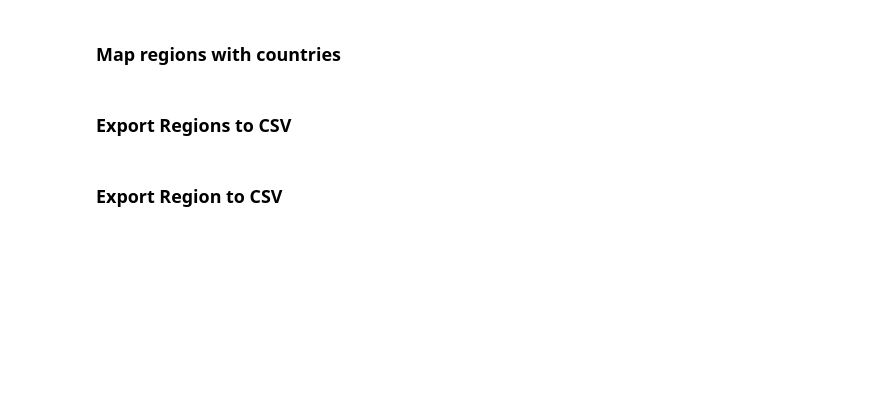
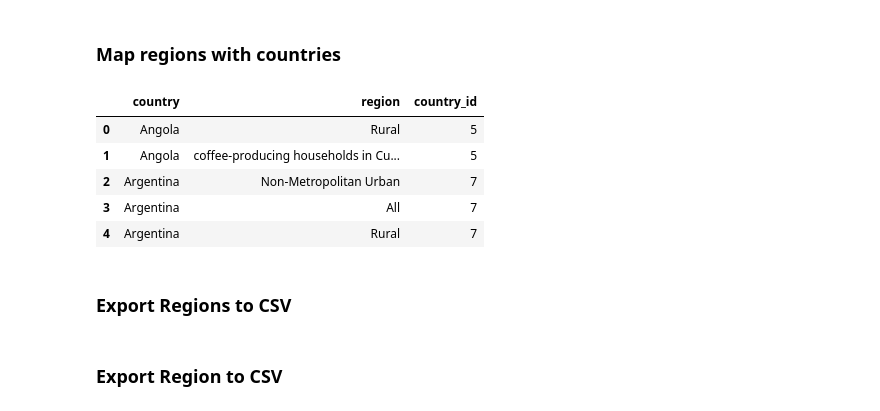
Before and after one commit to akvo/IDH-IDC, a Jupyter notebook: backend/source/transformer/benchmark_v3/living_income_benchmark_v3.ipynb, the cells around one changed output. Saved outputs shown, nothing was run; the diff lists cells and outputs as text; code cells hidden in the pictures; blank space fills up the shorter version.

```diff
--- a/backend/source/transformer/benchmark_v3/living_income_benchmark_v3.ipynb
+++ b/backend/source/transformer/benchmark_v3/living_income_benchmark_v3.ipynb
@@ -128,22 +140,31 @@ def find_country(val):
 # %%
-# regions = regions[regions["region"].notna()]
+regions = regions[regions["region"].notna()]
 # %%
-# regions['country'] = regions['country'].str.replace('\n', ' ').str.strip()
-# regions['region'] = regions['region'].str.replace('\n', ' ').str.strip()
-# regions['region'] = regions['region'].str.replace(r'^\s+|\s+?$', '', regex=True)
+regions['country'] = regions['country'].str.replace('\n', ' ').str.strip()
+regions['region'] = regions['region'].str.replace('\n', ' ').str.strip()
+regions['region'] = regions['region'].str.replace('\r', ' ').str.strip()
+regions['region'] = regions['region'].str.replace(r'^\s+|\s+?$', '', regex=True)
+regions['region'] = regions['region'].apply(remove_extra_whitespace)
 # %%
-# split_df = regions.assign(region=regions['region'].str.split(' / ')).explode('region')
-# split_df = regions.assign(region=regions['region'].str.split('/ ')).explode('region')
-# split_df = regions.assign(region=regions['region'].str.split(' /')).explode('region')
-# split_df = regions.assign(region=regions['region'].str.split('/')).explode('region')
-# split_df = split_df.drop_duplicates(subset=['country', 'region'])
-# split_df.reset_index(drop=True, inplace=True)
+split_df = regions.assign(region=regions['region'].str.split(' / ')).explode('region')
+split_df = regions.assign(region=regions['region'].str.split('/ ')).explode('region')
+split_df = regions.assign(region=regions['region'].str.split(' /')).explode('region')
+split_df = regions.assign(region=regions['region'].str.split('/')).explode('region')
+split_df = split_df.drop_duplicates(subset=['country', 'region'])
+split_df.reset_index(drop=True, inplace=True)
 # %% [markdown]
 ### Map regions with countries
 # %%
-# split_df["country_id"] = split_df["country"].apply(find_country)
+split_df["country_id"] = split_df["country"].apply(find_country)
 # %%
-# split_df.head()
+split_df.head()
+# %% [output]
+|  | country | region | country_id |
+| 0 | Angola | Rural | 5 |
+| 1 | Angola | coffee-producing households in Cu... | 5 |
+| 2 | Argentina | Non-Metropolitan Urban | 7 |
+| 3 | Argentina | All | 7 |
+| 4 | Argentina | Rural | 7 |
 # %% [markdown]
 ### Export Regions to CSV
 # %%
```
Also changed, not shown: parts of 29 cells of this notebook, 4 other files.
